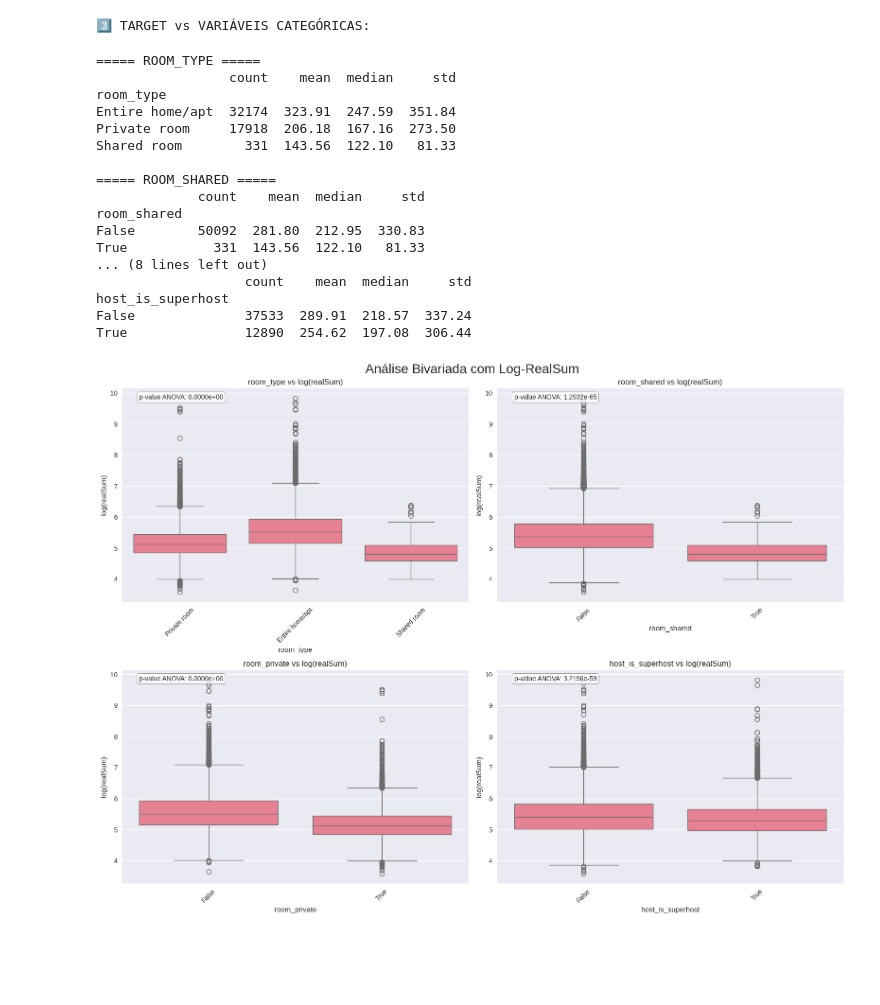
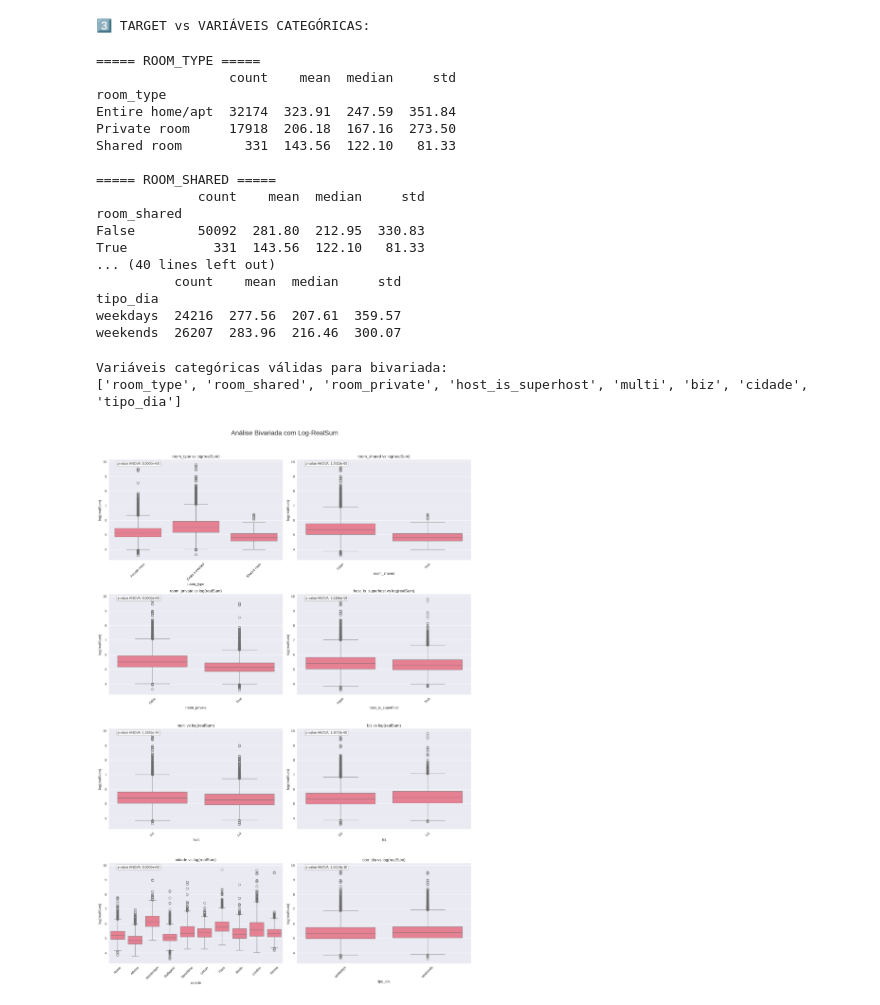
Before and after one commit to lumariosf/airbnb-price-prediction, a Jupyter notebook: notebooks/dataset_1/01_EDA.ipynb, the cells around one changed output. Cells and saved outputs as stored; diff of their text form; code cells hidden in the pictures; blank space fills up the shorter version.

```diff
--- a/notebooks/dataset_1/01_EDA.ipynb
+++ b/notebooks/dataset_1/01_EDA.ipynb
@@ -558,6 +642,17 @@ print("\n3️⃣ TARGET vs VARIÁVEIS CATEGÓRICAS:")
 # %%
 df["realSum_log"] = np.log1p(df["realSum"])
 # %%
+categorical_for_analysis = [
+    "room_type",
+    "room_shared",
+    "room_private",
+    "host_is_superhost",
+    "multi",
+    "biz",
+    "cidade",
+    "tipo_dia"
+]
+
 for var in categorical_for_analysis:
     print(f"\n===== {var.upper()} =====")
     summary = df.groupby(var)["realSum"].agg(["count", "mean", "median", "std"]).round(2)
@@ -575,52 +670,80 @@ Shared room        331  143.56  122.10   81.33
 room_shared
 False        50092  281.80  212.95  330.83
 True           331  143.56  122.10   81.33
-... (8 lines left out)
-                   count    mean  median     std
-host_is_superhost
-False              37533  289.91  218.57  337.24
-True               12890  254.62  197.08  306.44
+... (40 lines left out)
+          count    mean  median     std
+tipo_dia
+weekdays  24216  277.56  207.61  359.57
+weekends  26207  283.96  216.46  300.07
 # %%
 import matplotlib.pyplot as plt
 import seaborn as sns
 import math
 from scipy import stats
 import numpy as np
 
-categorical_for_analysis = ['room_type', 'room_shared', 'room_private', 'host_is_superhost']
+# ✅ GARANTIR que o log está correto
+df["realSum_log"] = np.log1p(df["realSum"])
 
+# ✅ Filtrar apenas variáveis categóricas que:
+# - existem no df
+# - possuem mais de 1 categoria
+valid_categoricals = []
+
+for var in categorical_for_analysis:
+    if var in df.columns and df[var].nunique() > 1:
+        valid_categoricals.append(var)
+
+print("Variáveis categóricas válidas para bivariada:")
+print(valid_categoricals)
+
+# ✅ Layout automático correto
 cols = 2
-rows = math.ceil(len(categorical_for_analysis) / cols)
+rows = math.ceil(len(valid_categoricals) / cols)
 
 fig, axes = plt.subplots(rows, cols, figsize=(16, 6 * rows))
 axes = axes.flatten()
 
 fig.suptitle("Análise Bivariada com Log-RealSum", fontsize=20)
 
-for i, var in enumerate(categorical_for_analysis):
+for i, var in enumerate(valid_categoricals):
     ax = axes[i]
 
-    # boxplot com log
     sns.boxplot(data=df, x=var, y="realSum_log", ax=ax)
 
     ax.set_title(f'{var} vs log(realSum)')
     ax.set_ylabel("log(realSum)")
     ax.tick_params(axis='x', rotation=45)
 
-    # ANOVA
-    groups = [df[df[var] == c]["realSum_log"].dropna() for c in df[var].dropna().unique()]
+    # ✅ ANOVA segura
+    groups = [
+        df[df[var] == c]["realSum_log"].dropna()
+        for c in df[var].dropna().unique()
+    ]
+
     if len(groups) >= 2:
         f_stat, p_value = stats.f_oneway(*groups)
-        ax.text(0.05, 0.95,
-                f'p-value ANOVA: {p_value:.4e}',
-                transform=ax.transAxes,
-                bbox=dict(boxstyle='round', facecolor='white', alpha=0.8))
+        ax.text(
+            0.05, 0.95,
+            f'p-value ANOVA: {p_value:.4e}',
+            transform=ax.transAxes,
+            bbox=dict(boxstyle='round', facecolor='white', alpha=0.8)
+        )
+    else:
+        ax.text(
+            0.05, 0.95,
+            "ANOVA não aplicável",
+            transform=ax.transAxes,
+            bbox=dict(boxstyle='round', facecolor='white', alpha=0.8)
+        )
 
-# remover eixos vazios
-for j in range(i+1, len(axes)):
-    fig.delaxes(axes[j])
+# ✅ Remover eixos vazios CORRETAMENTE
+for j in range(len(valid_categoricals), len(axes)):
+    axes[j].set_visible(False)
 
-plt.tight_layout()
+plt.tight_layout(rect=[0, 0, 1, 0.96])
 plt.show()
 # %% [output]
+Variáveis categóricas válidas para bivariada:
+['room_type', 'room_shared', 'room_private', 'host_is_superhost', 'multi', 'biz', 'cidade', 'tipo_dia']
-[figure, old version]
+[figure, new version]
```
Also changed, not shown: parts of 17 cells of this notebook.
